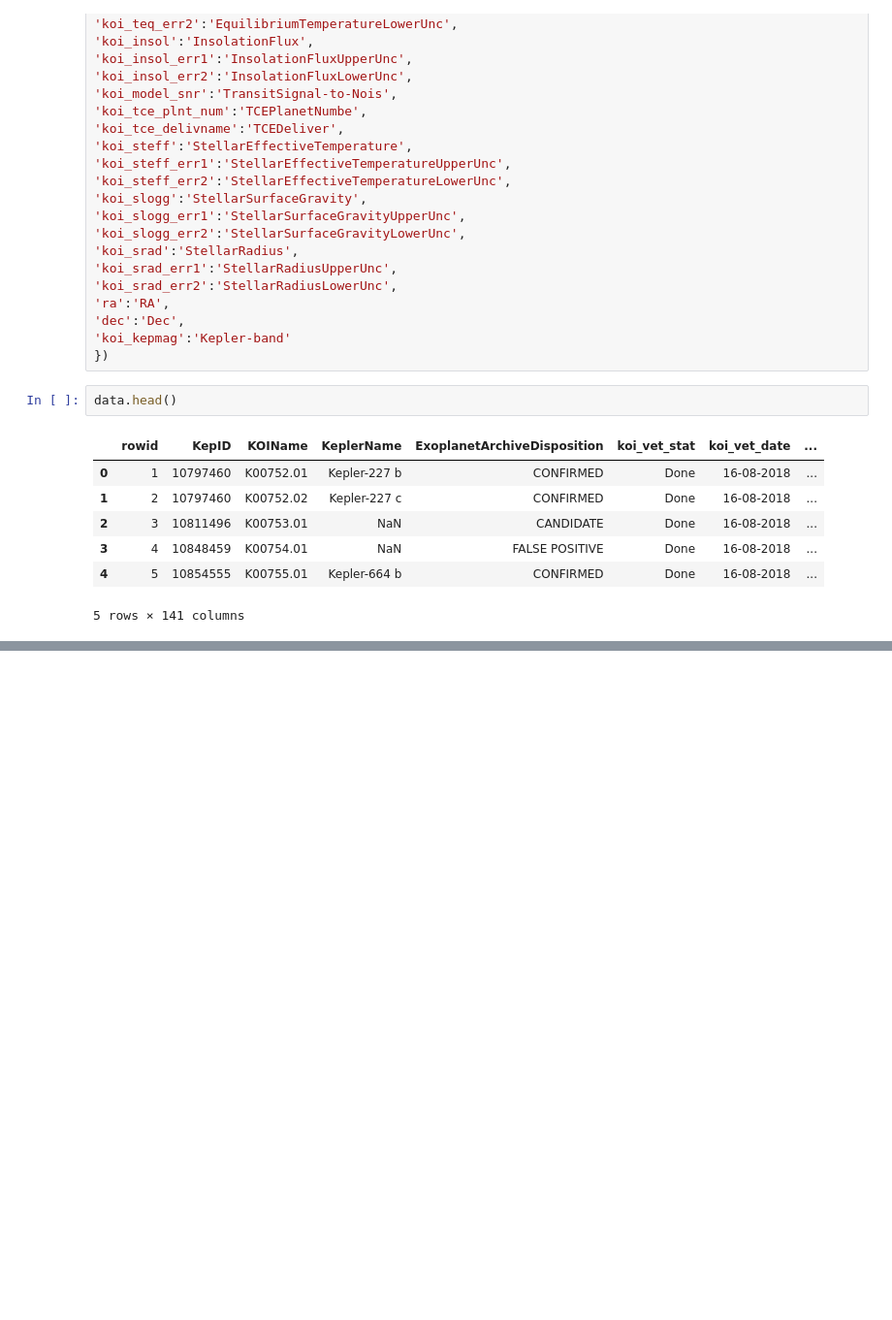
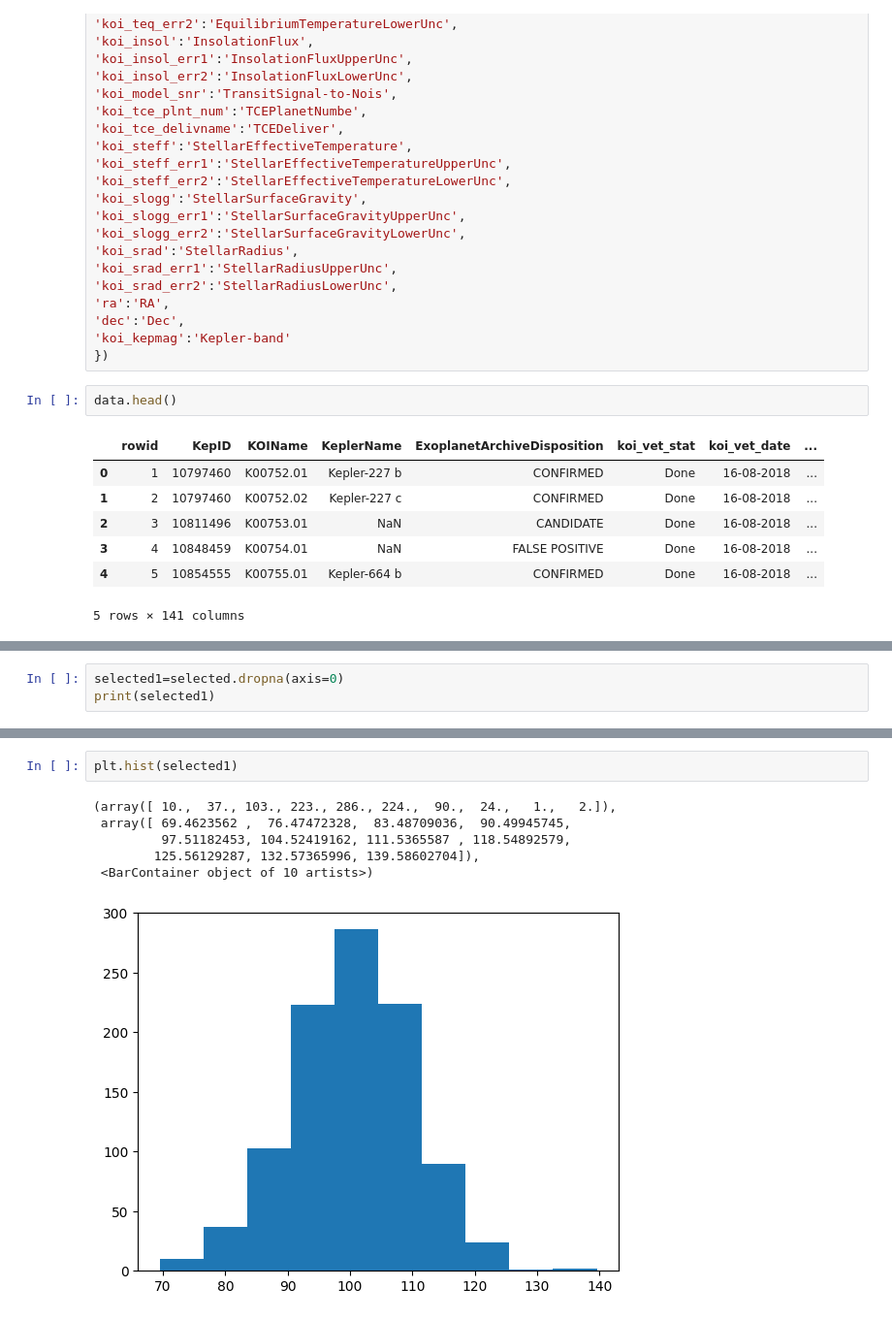
Before and after one commit to shivanshMathur07/exoplanet-detection, a Jupyter notebook: exoPD.ipynb, the cells around one changed output, grey strips where cells are left out. Shown at 97% size. Drawn from its saved outputs; the diff is of its cells as text; blank space fills up the shorter version.

```diff
--- a/exoPD.ipynb
+++ b/exoPD.ipynb
@@ -135,0 +185,3 @@ dtype: bool
+# %%
+selected1=selected.dropna(axis=0)
+print(selected1)
@@ -135,0 +238,9 @@ dtype: bool
+# %%
+plt.hist(selected1)
+# %% [output]
+(array([ 10.,  37., 103., 223., 286., 224.,  90.,  24.,   1.,   2.]),
+ array([ 69.4623562 ,  76.47472328,  83.48709036,  90.49945745,
+         97.51182453, 104.52419162, 111.5365587 , 118.54892579,
+        125.56129287, 132.57365996, 139.58602704]),
+ <BarContainer object of 10 artists>)
+[figure, added]
```
Also changed, not shown: parts of 11 cells of this notebook, 1 other file.
